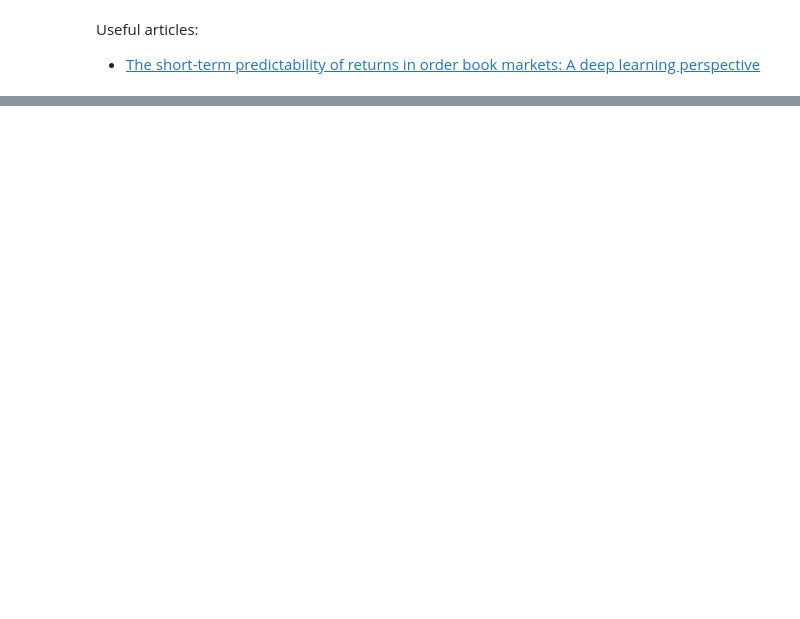
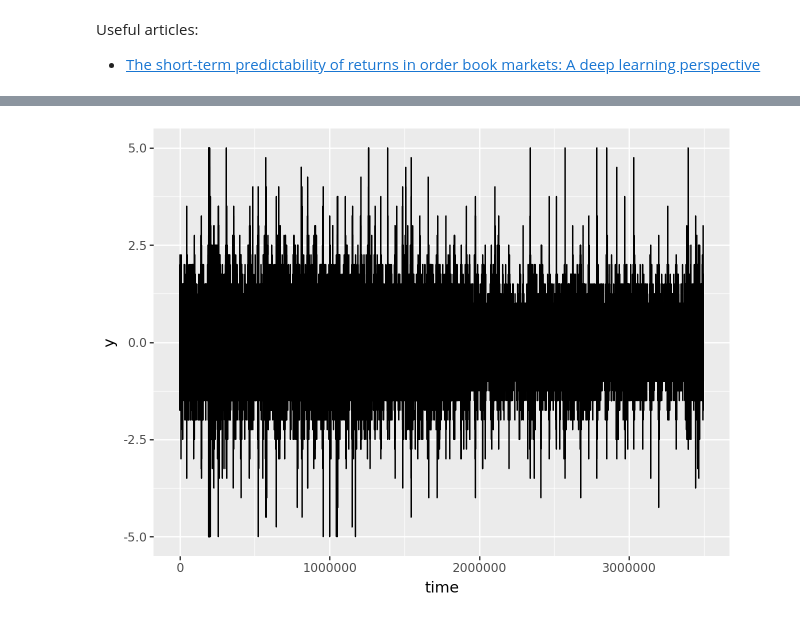
Before and after one commit to pietrolesci/time-series-prediction, a Jupyter notebook: notebooks/01_eda.ipynb, the cells around one changed output, grey strips where cells are left out. Drawn from its saved outputs; the diff is of its cells as text; code cells hidden in the pictures; blank space fills up the shorter version.

```diff
--- a/notebooks/01_eda.ipynb
+++ b/notebooks/01_eda.ipynb
@@ -40,0 +81,7 @@ df = df.with_columns(
+# %%
+(
+    pn.ggplot(df, pn.aes(x="time", y="y"))
+    + pn.geom_line()
+)
+# %% [output]
+[figure, added]
```
Also changed, not shown: parts of 38 cells of this notebook.
